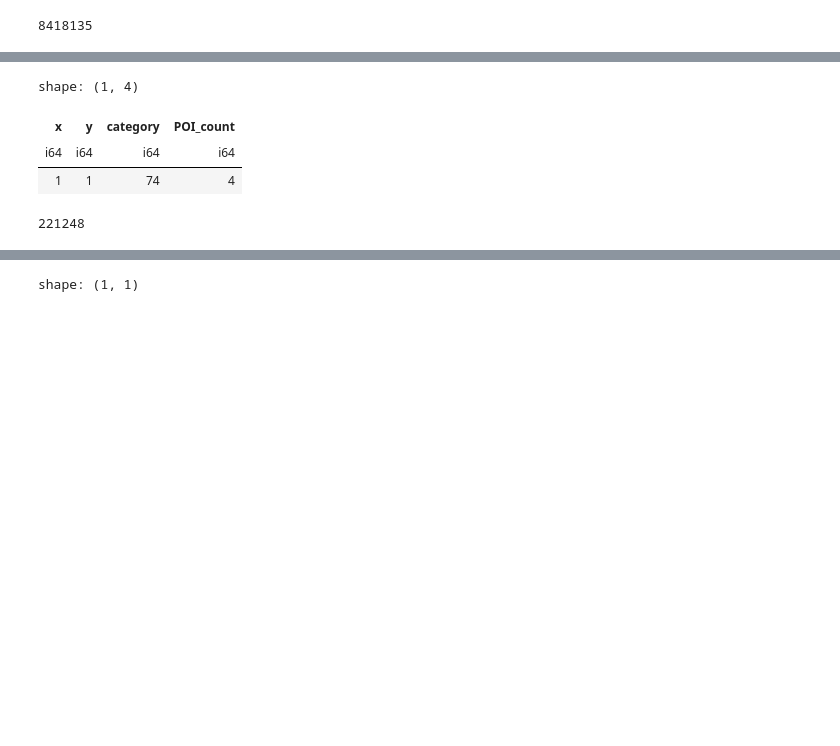
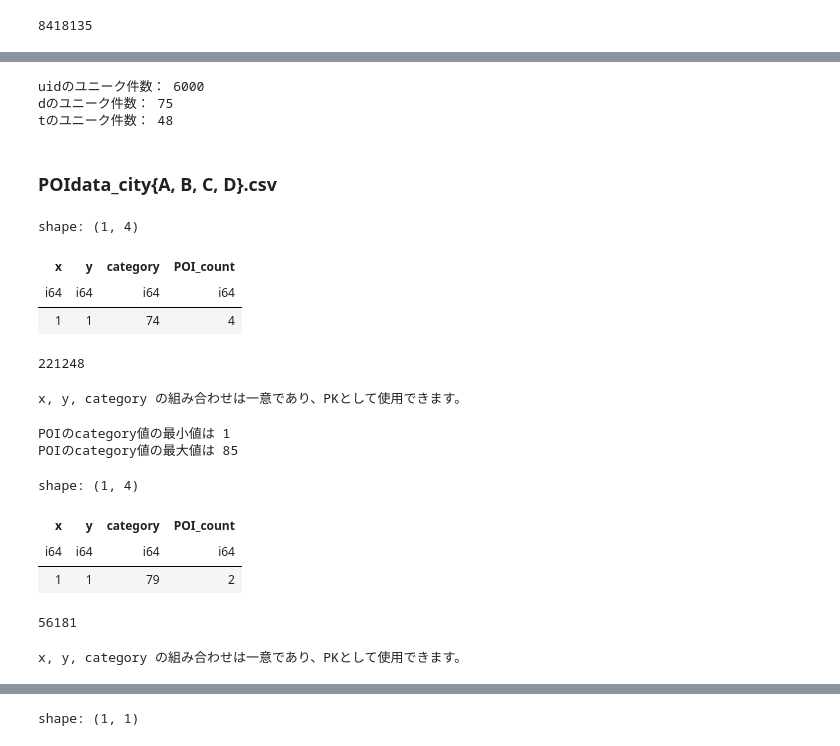
Before and after one commit to takuya-tokumoto/HuMob2024, a Jupyter notebook: eda/eda.ipynb, the cells around one changed output, grey strips where cells are left out. Cells and saved outputs as stored; diff of their text form; code cells hidden in the pictures; blank space fills up the shorter version.

```diff
--- a/eda/eda.ipynb
+++ b/eda/eda.ipynb
@@ -57,3 +236,12 @@ shape: (1, 5)
+# %%
+for col in ["uid", "d", "t"]:
+    check_n_unique(df_d, col)
+# %% [output]
+uidのユニーク件数： 6000
+dのユニーク件数： 75
+tのユニーク件数： 48
+# %% [markdown]
+### POIdata_city{A, B, C, D}.csv
 # %%
 # CSV.GZファイルを読み込む
 df_a_poi = pl.read_csv("/kaggle/s3storage/01_public/humob-challenge-2024/input/POIdata_cityA.csv")
@@ -67,3 +255,33 @@ shape: (1, 4)
 | i64 | i64 | i64 | i64 |
 | 1 | 1 | 74 | 4 |
 221248
+# %%
+check_pk(df_a_poi, ["x", "y", "category"])
+# %% [output]
+x, y, category の組み合わせは一意であり、PKとして使用できます。
+# %%
+category_min = df_a_poi["category"].min()
+category_max = df_a_poi["category"].max()
+
+print(f"POIのcategory値の最小値は {category_min}")
+print(f"POIのcategory値の最大値は {category_max}")
+# %% [output]
+POIのcategory値の最小値は 1
+POIのcategory値の最大値は 85
+# %%
+# CSV.GZファイルを読み込む
+df_b_poi = pl.read_csv("/kaggle/s3storage/01_public/humob-challenge-2024/input/POIdata_cityB.csv")
+
+# データフレームの内容を表示
+display(df_b_poi.head(1))
+print(len(df_b_poi))
+# %% [output]
+shape: (1, 4)
+| x | y | category | POI_count |
+| i64 | i64 | i64 | i64 |
+| 1 | 1 | 79 | 2 |
+56181
+# %%
+check_pk(df_b_poi, ["x", "y", "category"])
+# %% [output]
+x, y, category の組み合わせは一意であり、PKとして使用できます。
```
Also changed, not shown: parts of 26 cells of this notebook, 1 other file.
